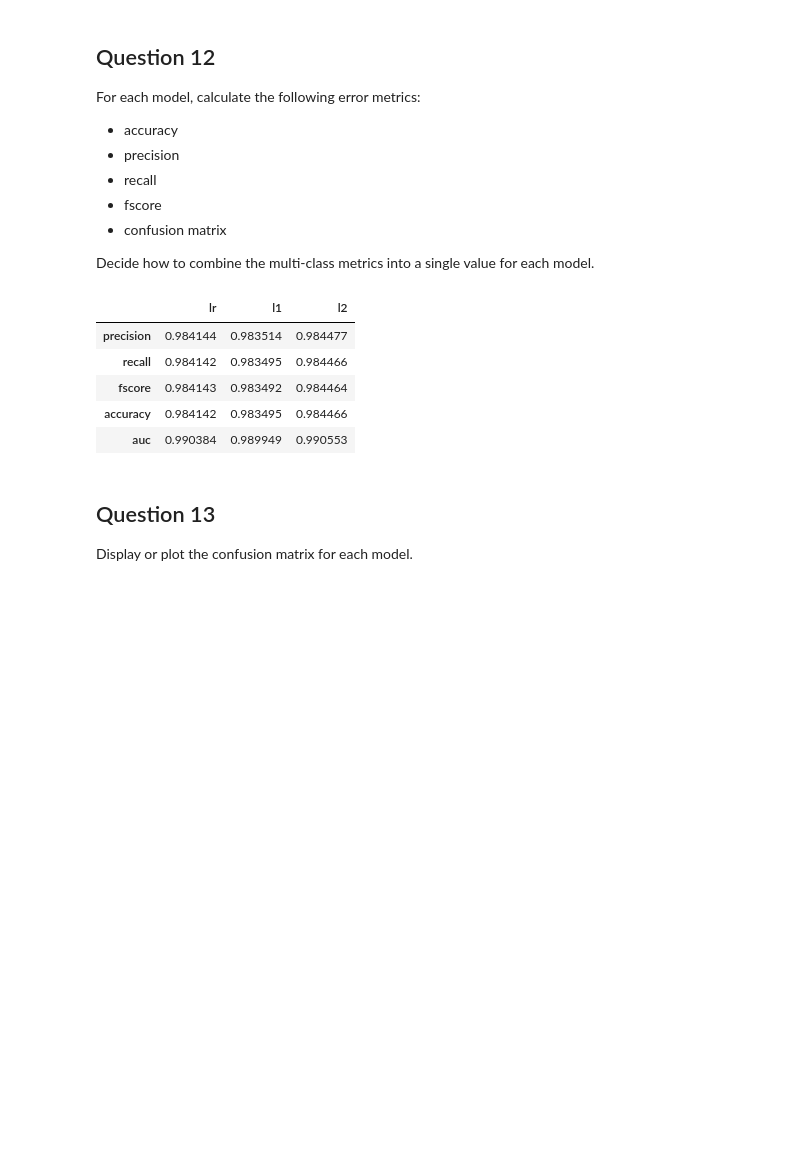
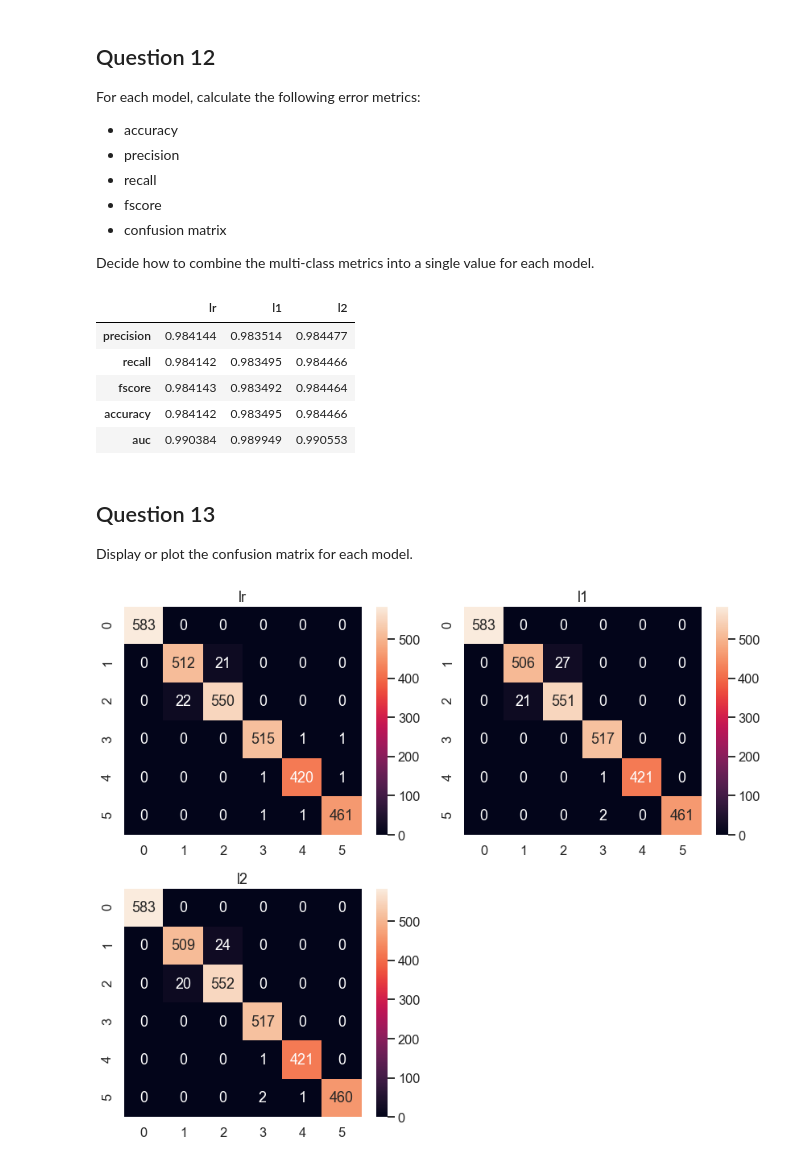
Before and after one commit to Samuel1s/CI_Logistic_Regression-pt2, a Jupyter notebook: Regressao_Logistica_V2.ipynb, the cells around one changed output. Saved outputs shown, nothing was run; the diff lists cells and outputs as text; code cells hidden in the pictures; blank space fills up the shorter version.

```diff
--- a/Regressao_Logistica_V2.ipynb
+++ b/Regressao_Logistica_V2.ipynb
@@ -625,16 +625,18 @@ Display or plot the confusion matrix for each model.
 # %%
 #plot the confusion matrix
 fig, axList = plt.subplots(nrows=2, ncols=2)
 axList = axList.flatten()
 fig.set_size_inches(12, 10)
 
 axList[-1].axis('off')
 
 for ax,lab in zip(axList[:-1], coeff_labels):
-    sns.heatmap(cm[lab], ax=ax, annot=True, fmt='d', cmap=colors);
+    sns.heatmap(cm[lab], ax=ax, annot=True, fmt='d');
     ax.set(title=lab);
 
 plt.tight_layout()
+# %% [output]
+[figure, added]
 # %%
 # Perform a comparison of the outputs between Question 7 and 12 and give your observation
 # %%
```
